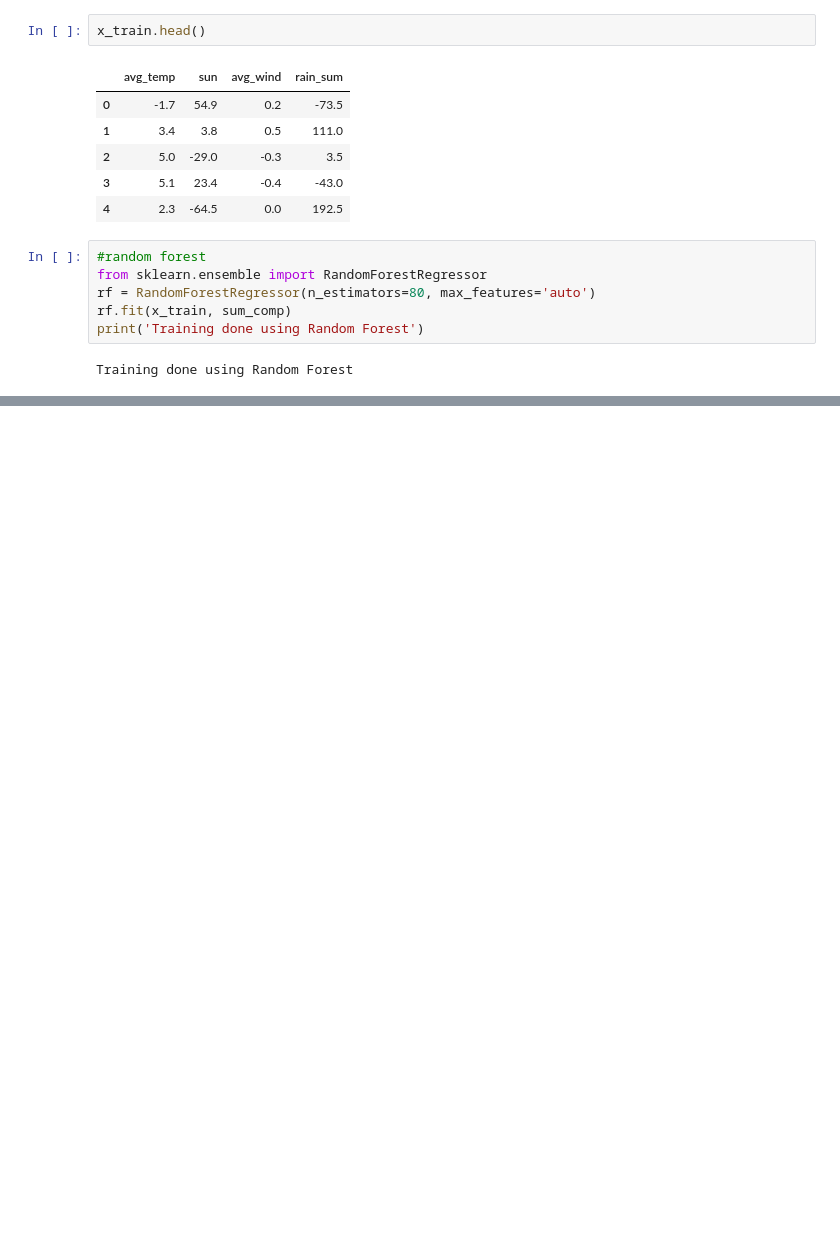
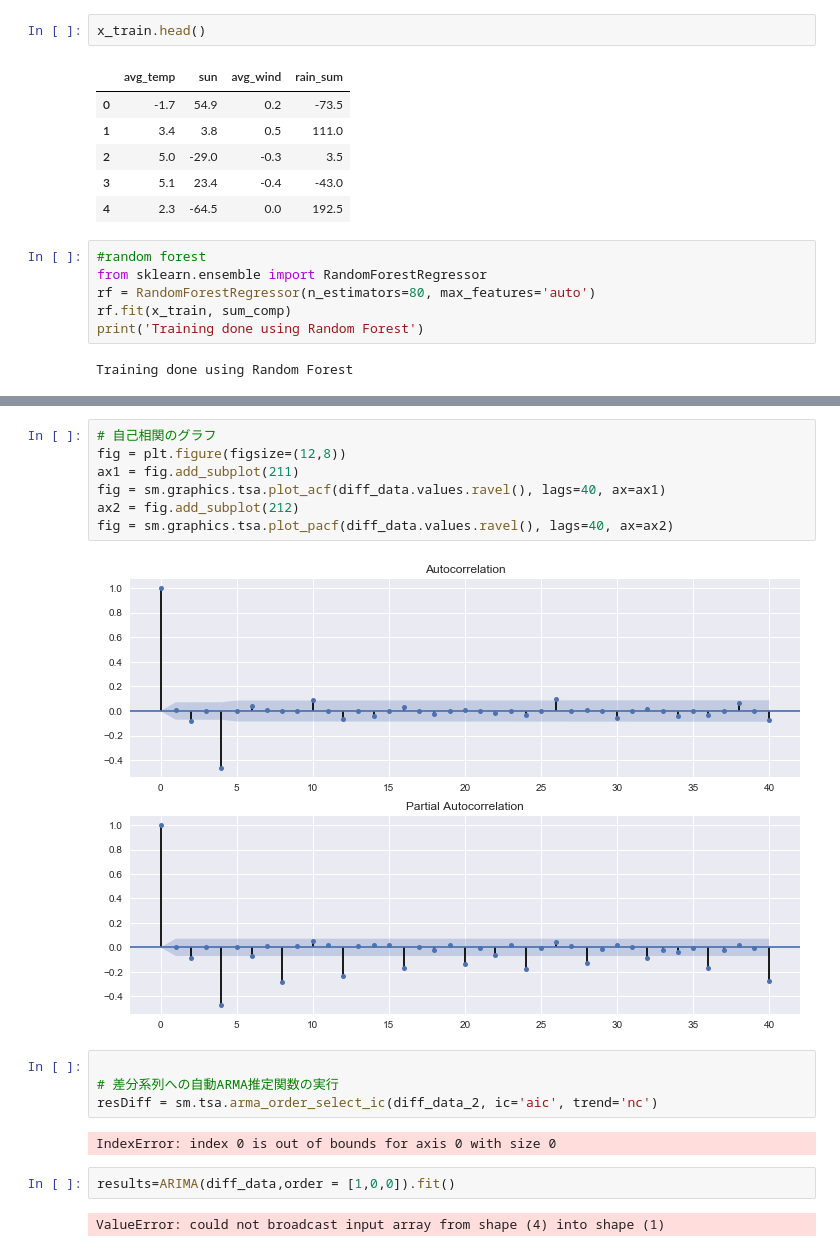
Before and after one commit to taishiroyamada/graduation_thesis_dayo, a Jupyter notebook: sotsuron_data5.ipynb, the cells around one changed output, grey strips where cells are left out. Cells and saved outputs as stored; diff of their text form; blank space fills up the shorter version.

Commit message:
arima

```diff
--- a/sotsuron_data5.ipynb
+++ b/sotsuron_data5.ipynb
@@ -337,0 +369,19 @@ ValueError: Argument dimensions are incompatible
+# %%
+# 自己相関のグラフ
+fig = plt.figure(figsize=(12,8))
+ax1 = fig.add_subplot(211)
+fig = sm.graphics.tsa.plot_acf(diff_data.values.ravel(), lags=40, ax=ax1)
+ax2 = fig.add_subplot(212)
+fig = sm.graphics.tsa.plot_pacf(diff_data.values.ravel(), lags=40, ax=ax2)
+# %% [output]
+[figure, added]
+# %%
+
+# 差分系列への自動ARMA推定関数の実行
+resDiff = sm.tsa.arma_order_select_ic(diff_data_2, ic='aic', trend='nc')
+# %% [output]
+IndexError: index 0 is out of bounds for axis 0 with size 0
+# %%
+results=ARIMA(diff_data,order = [1,0,0]).fit()
+# %% [output]
+ValueError: could not broadcast input array from shape (4) into shape (1)
```
Also changed, not shown: parts of 16 cells of this notebook, 2 other files.
